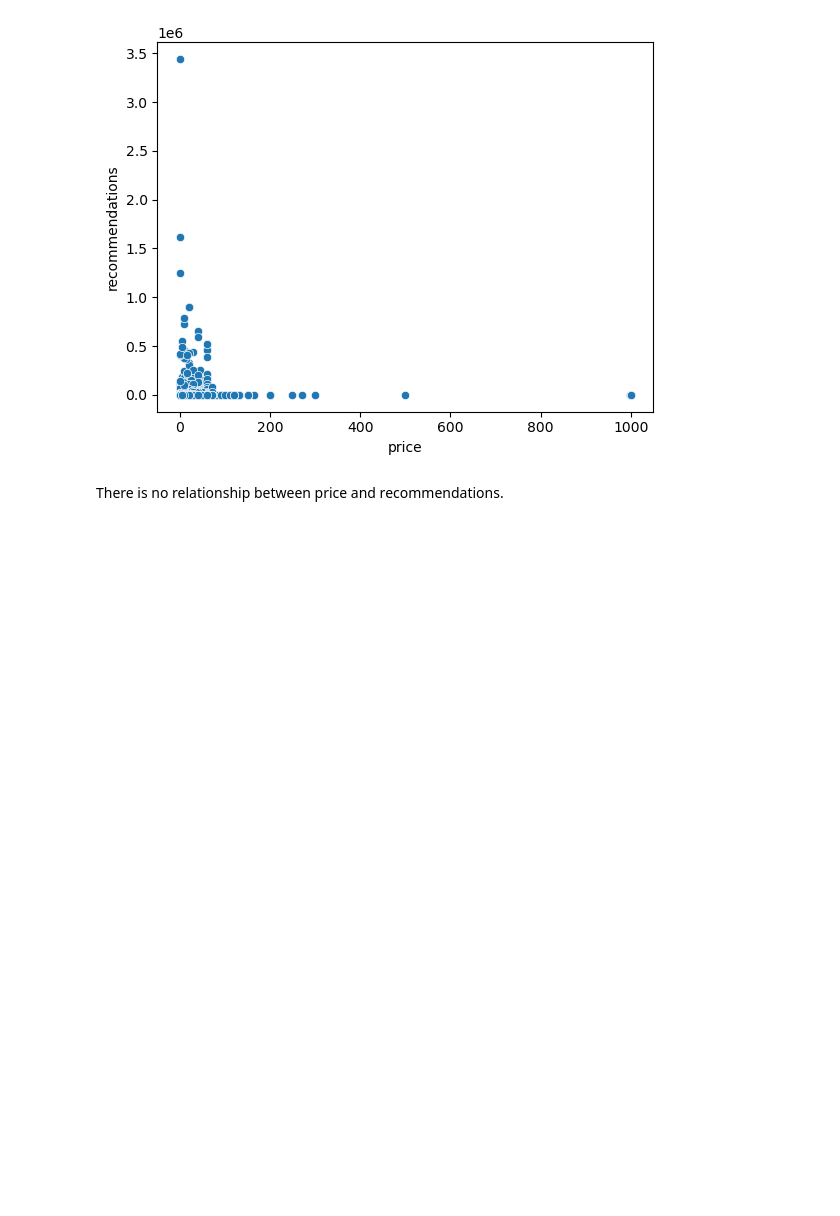
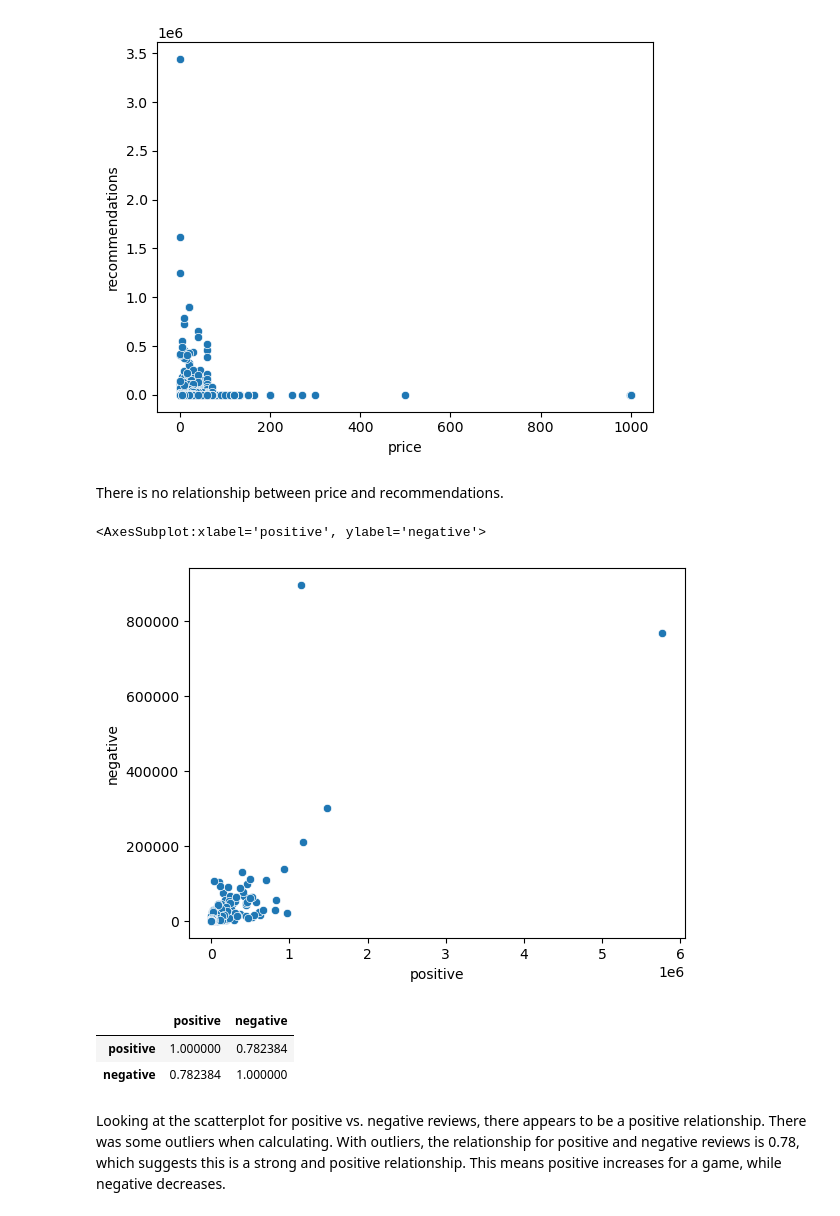
Before and after one commit to CrunchySweet/AI, a Jupyter notebook: Semester1/Games/Games.ipynb, the cells around one changed output. Saved outputs shown, nothing was run; the diff lists cells and outputs as text; code cells hidden in the pictures; blank space fills up the shorter version.

```diff
--- a/Semester1/Games/Games.ipynb
+++ b/Semester1/Games/Games.ipynb
@@ -76,5 +76,10 @@ sns.scatterplot(data= df, x="price", y="recommendations")
 # %% [output]
 <AxesSubplot:xlabel='price', ylabel='recommendations'>
 [figure]
-# %% [markdown]
-There is no relationship between price and recommendations.
+# %% [markdown]
+There is no relationship between price and recommendations.
+# %%
+sns.scatterplot(data= df, x="positive", y="negative")
+# %% [output]
+<AxesSubplot:xlabel='positive', ylabel='negative'>
+[figure, added]
@@ -80,0 +88,8 @@ There is no relationship between price and recommendations.
+# %%
+subDF.corr(method = 'pearson')
+# %% [output]
+|  | positive | negative |
+| positive | 1.000000 | 0.782384 |
+| negative | 0.782384 | 1.000000 |
+# %% [markdown]
+Looking at the scatterplot for positive vs. negative reviews, there appears to be a positive relationship. There was some outliers when calculating. With outliers, the relationship for positive and negative reviews is 0.78, which suggests this is a strong and positive relationship. This means positive increases for a game, while negative decreases.
```
Also changed, not shown: parts of 5 cells of this notebook.
